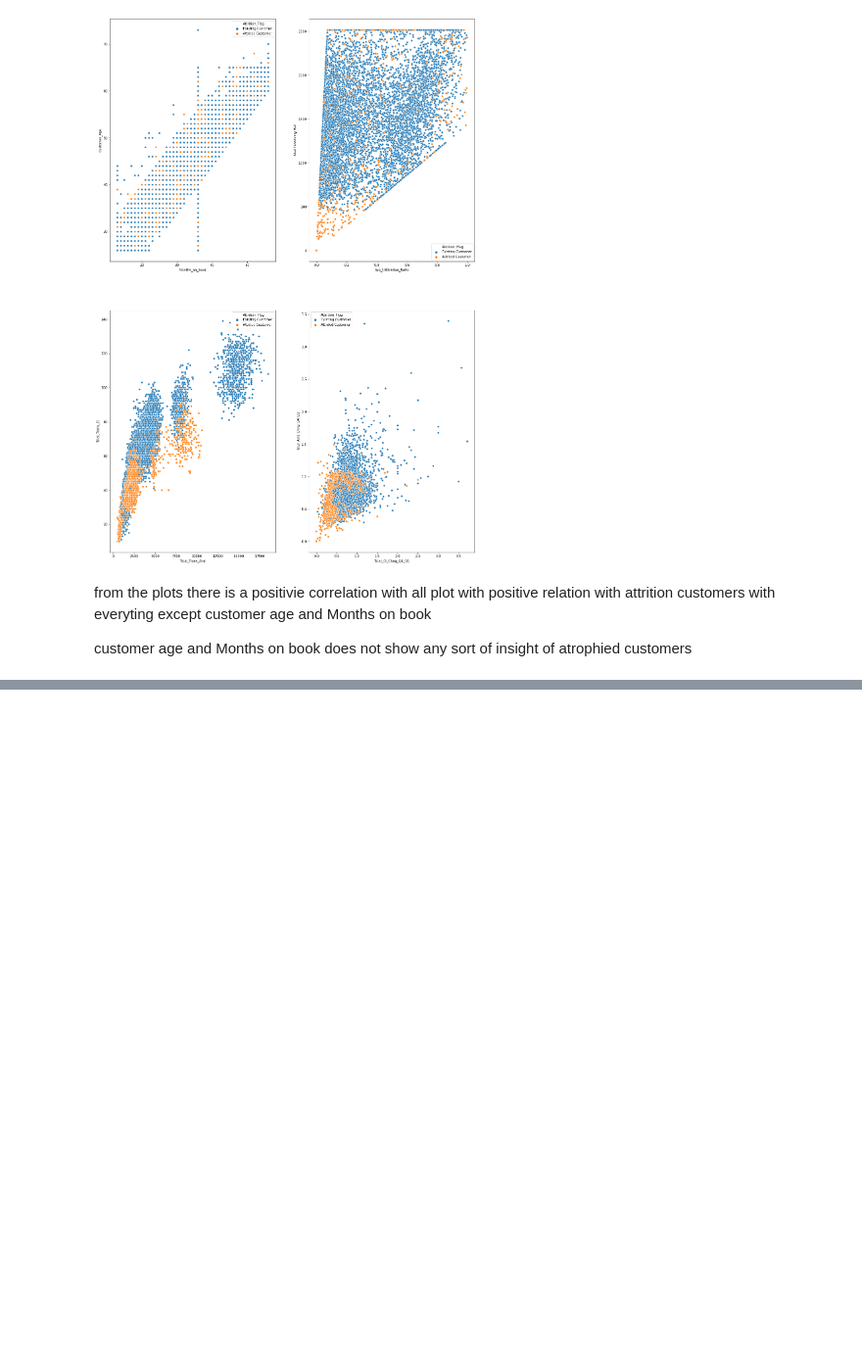
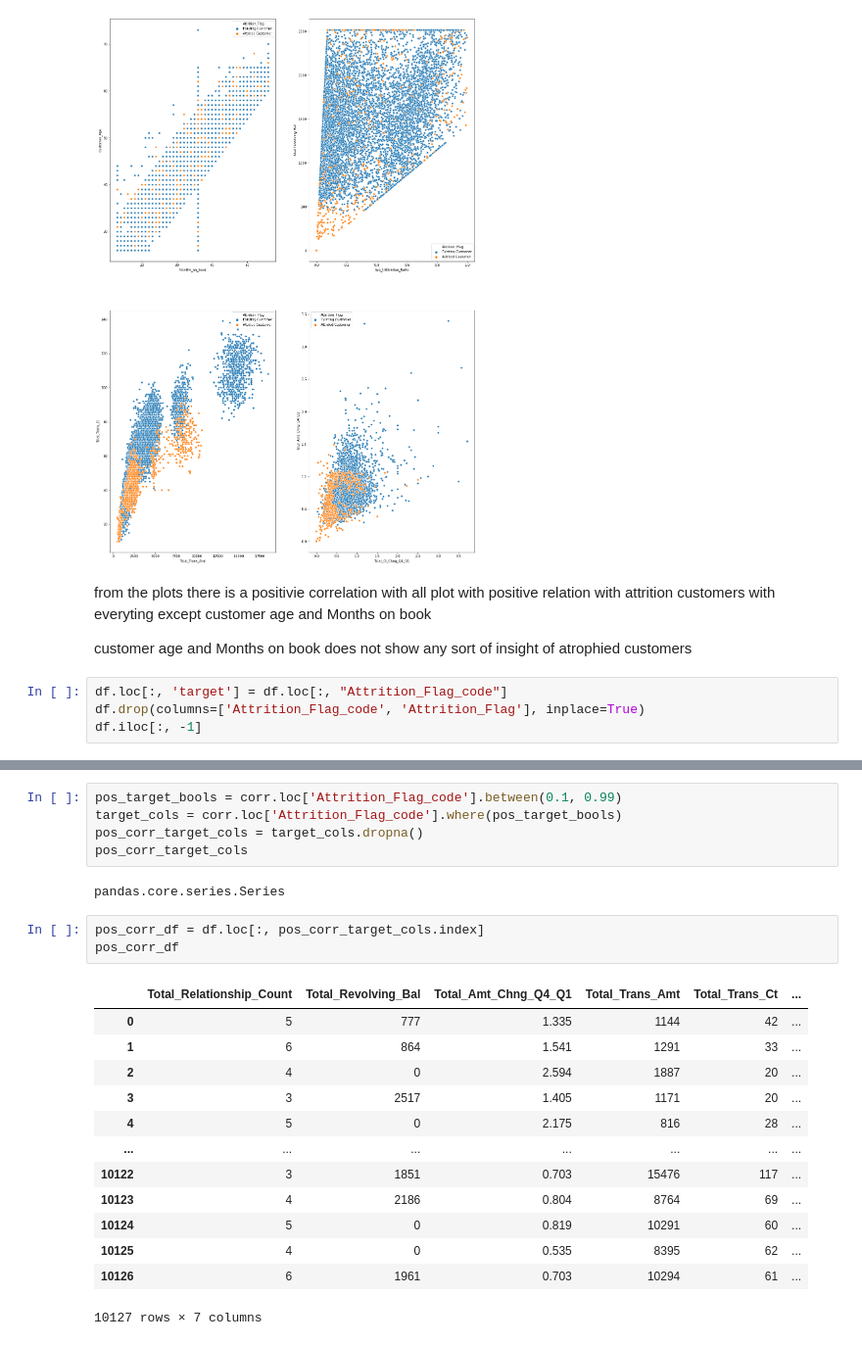
Before and after one commit to tcarr032/Credit-card-churn-dataset, a Jupyter notebook: churner notebook.ipynb, the cells around one changed output, grey strips where cells are left out. Shown at 98% size. Saved outputs shown, nothing was run; the diff lists cells and outputs as text; blank space fills up the shorter version.

Commit message:
feature selection, target selection

```diff
--- a/churner notebook.ipynb
+++ b/churner notebook.ipynb
@@ -136,3 +135,7 @@ plt.show()
 from the plots there is a positivie correlation with all plot with positive relation with attrition customers with everyting except customer age and Months on book
 
 customer age and Months on book does not show any sort of insight of atrophied customers
+# %%
+df.loc[:, 'target'] = df.loc[:, "Attrition_Flag_code"]
+df.drop(columns=['Attrition_Flag_code', 'Attrition_Flag'], inplace=True)
+df.iloc[:, -1]
@@ -138,0 +155,24 @@ customer age and Months on book does not show any sort of insight of atrophied c
+# %%
+pos_target_bools = corr.loc['Attrition_Flag_code'].between(0.1, 0.99)
+target_cols = corr.loc['Attrition_Flag_code'].where(pos_target_bools)
+pos_corr_target_cols = target_cols.dropna()
+pos_corr_target_cols
+# %% [output]
+pandas.core.series.Series
+# %%
+pos_corr_df = df.loc[:, pos_corr_target_cols.index]
+pos_corr_df
+# %% [output]
+|  | Total_Relationship_Count | Total_Revolving_Bal | Total_Amt_Chng_Q4_Q1 | Total_Trans_Amt | Total_Trans_Ct | ... |
+| 0 | 5 | 777 | 1.335 | 1144 | 42 | ... |
+| 1 | 6 | 864 | 1.541 | 1291 | 33 | ... |
+| 2 | 4 | 0 | 2.594 | 1887 | 20 | ... |
+| 3 | 3 | 2517 | 1.405 | 1171 | 20 | ... |
+| 4 | 5 | 0 | 2.175 | 816 | 28 | ... |
+| ... | ... | ... | ... | ... | ... | ... |
+| 10122 | 3 | 1851 | 0.703 | 15476 | 117 | ... |
+| 10123 | 4 | 2186 | 0.804 | 8764 | 69 | ... |
+| 10124 | 5 | 0 | 0.819 | 10291 | 60 | ... |
+| 10125 | 4 | 0 | 0.535 | 8395 | 62 | ... |
+| 10126 | 6 | 1961 | 0.703 | 10294 | 61 | ... |
+10127 rows × 7 columns
```
Also changed, not shown: parts of 3 cells of this notebook.
